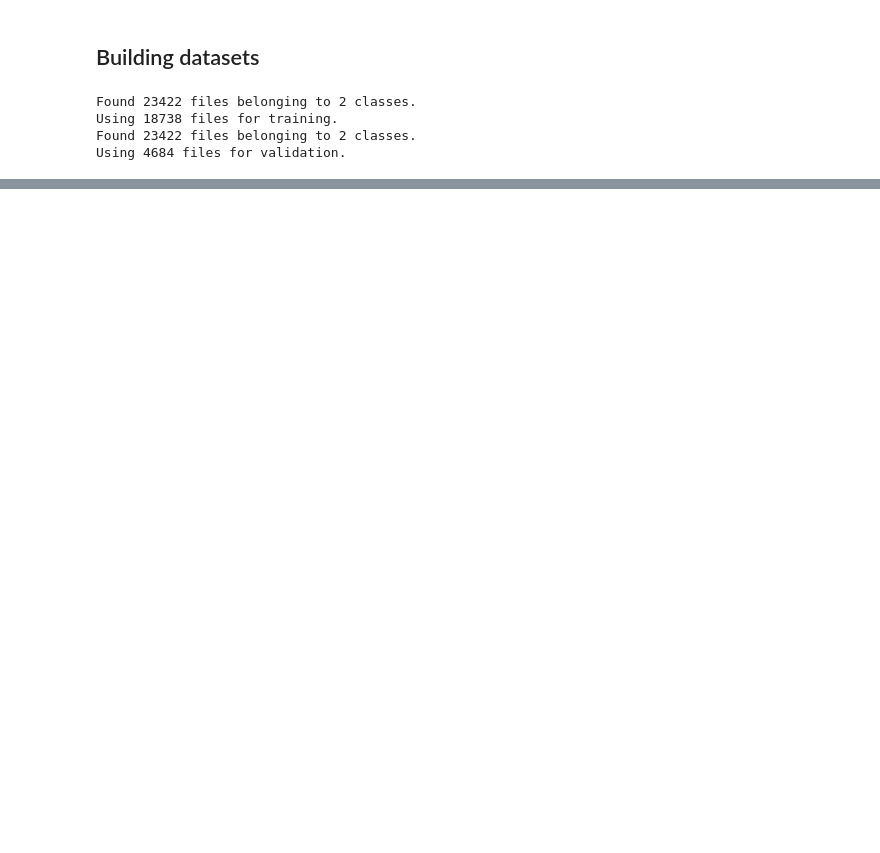
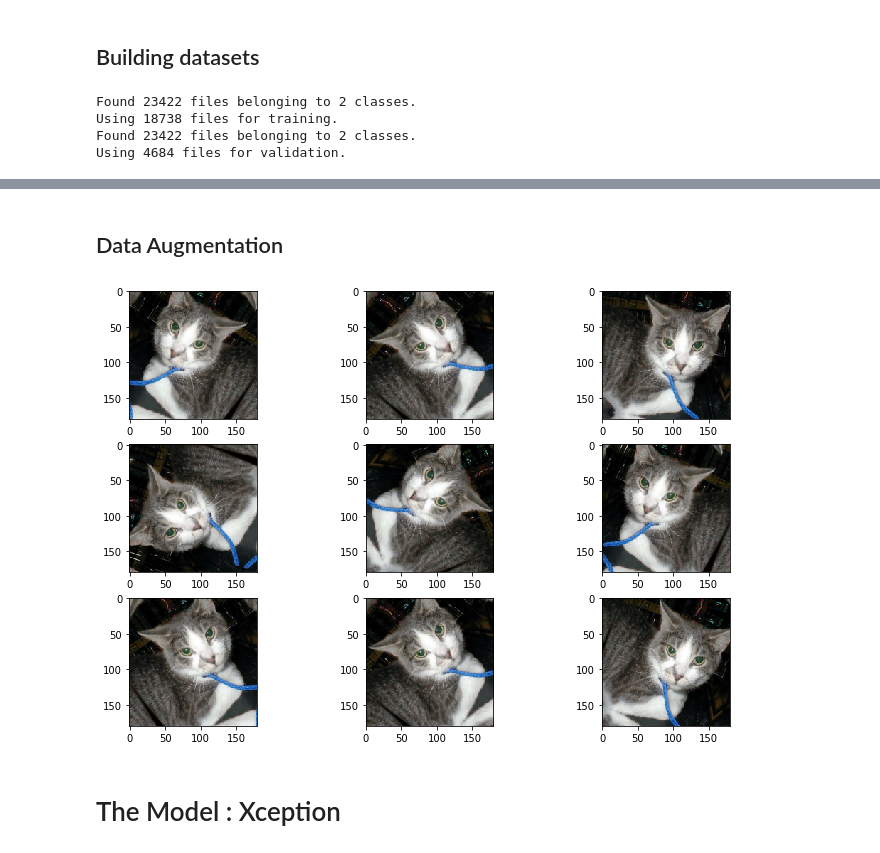
Before and after one commit to valentin-fngr/image_classification_keras, a Jupyter notebook: image_classification_from_scratch.ipynb, the cells around one changed output, grey strips where cells are left out. Cells and saved outputs as stored; diff of their text form; code cells hidden in the pictures; blank space fills up the shorter version.

```diff
--- a/image_classification_from_scratch.ipynb
+++ b/image_classification_from_scratch.ipynb
@@ -70,0 +75,26 @@ for images, labels in train_ds.take(1):
+# %% [markdown]
+## Data Augmentation
+# %%
+#Create a data augmentation pipeline
+data_augmentation = keras.Sequential([
+    #first step : flip
+    keras.layers.experimental.preprocessing.RandomFlip(
+        mode="horizontal"
+    ),
+    #second step : rotation
+    keras.layers.experimental.preprocessing.RandomRotation(
+        factor=0.2
+    )
+])
+# %%
+# let's use the pipeline
+plt.figure(figsize=(12,8))
+for images, labels in train_ds.take(1):
+    for i in range(9):
+        #affect the pipeline on the whole batch (32 images)
+        augm_image = data_augmentation(images)
+        ax = plt.subplot(3,3,i + 1)
+        #show first image of the augmented data
+        plt.imshow(augm_image[1].numpy().astype("uint8"))
+# %% [output]
+[figure, added]
@@ -70,0 +105,2 @@ for images, labels in train_ds.take(1):
+# %% [markdown]
+# The Model : Xception
```
Also changed, not shown: parts of 10 cells of this notebook, 10 other files.
